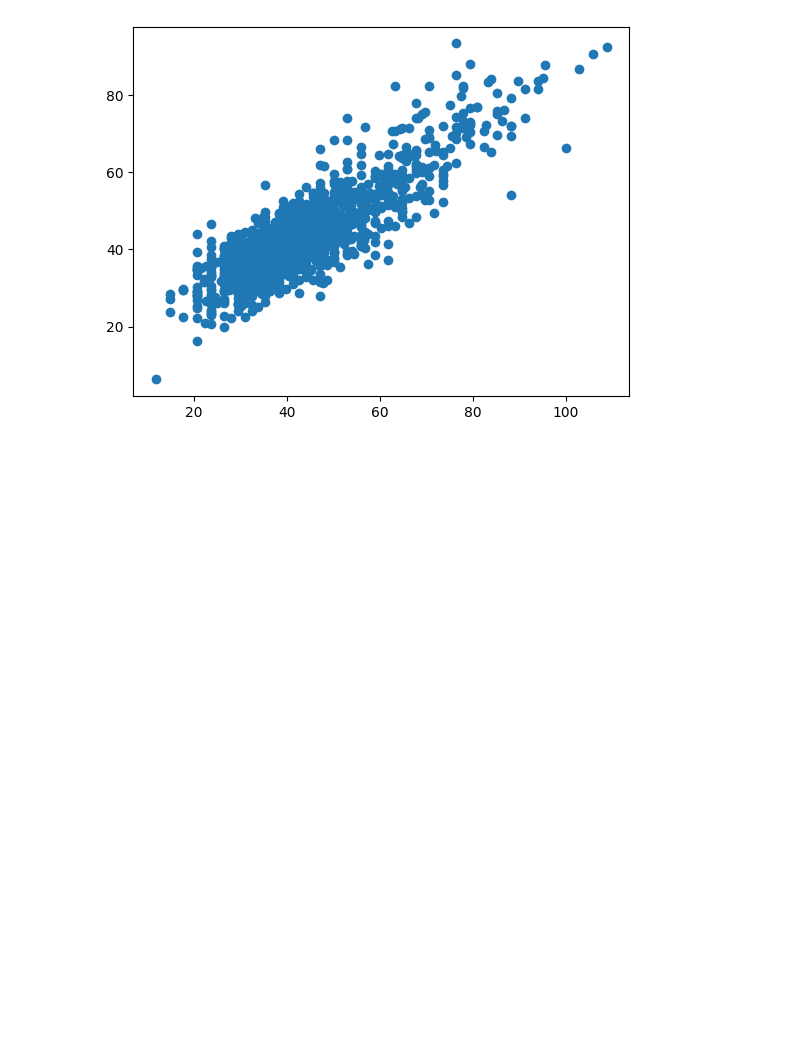
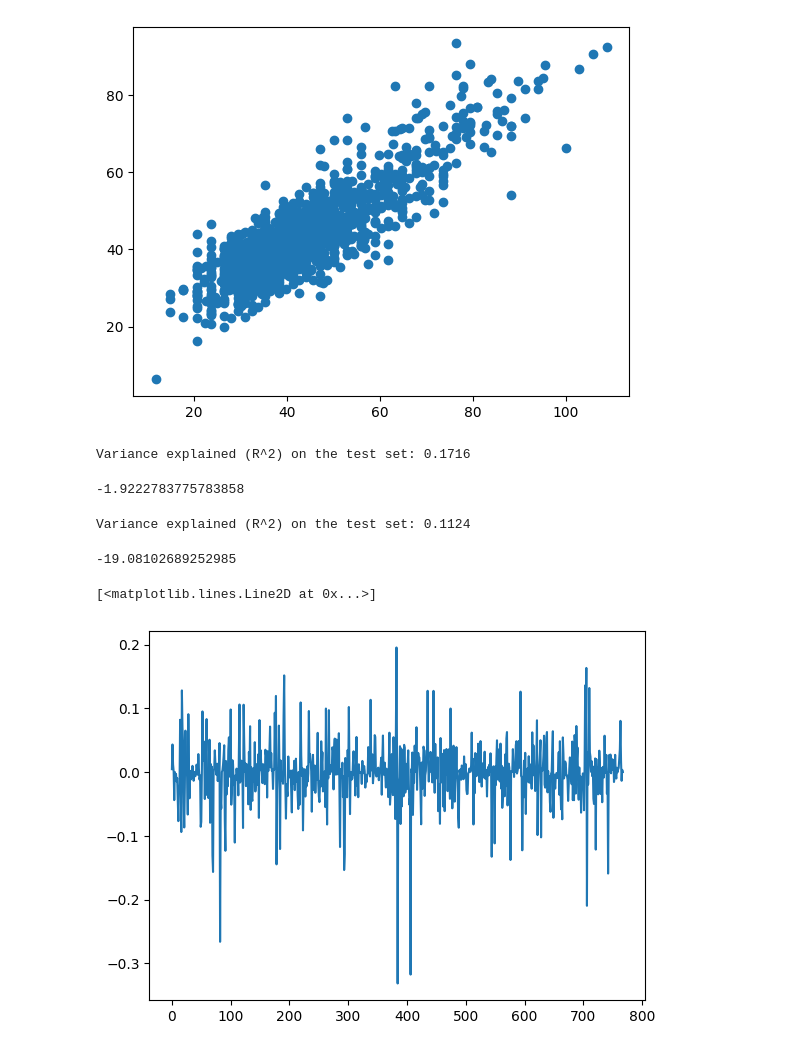
Before and after one commit to mariakesa/MousePipeline, a Jupyter notebook: harvard_pipeline/exploratory2.ipynb, the cells around one changed output. Drawn from its saved outputs; the diff is of its cells as text; code cells hidden in the pictures; blank space fills up the shorter version.

Commit message:
various types of regression

```diff
--- a/harvard_pipeline/exploratory2.ipynb
+++ b/harvard_pipeline/exploratory2.ipynb
@@ -28,3 +28,78 @@ plt.plot(dat.T[0,:],pred_ridge,'o')
 # %% [output]
 [<matplotlib.lines.Line2D at 0x...>]
 [figure]
+# %%
+import pickle
+import numpy as np
+from sklearn.linear_model import Ridge, Lasso
+from sklearn.model_selection import train_test_split
+from sklearn.metrics import r2_score
+
+# Load data
+dat = pickle.load(open('/home/maria/Documents/HarvardData/processed_sessions_v3/Bo220226/session_responses.p', 'rb'))
+dino = pickle.load(open('/home/maria/Documents/HarvardData/processed_sessions_v3/Bo220226/dinov2_features.p', 'rb'))
+dino_mid = pickle.load(open('/home/maria/Documents/HarvardData/processed_sessions_v3/Bo220226_middle_layers/dinov2_features.p', 'rb'))
+
+# Train-test split (80%-20%)
+X_train, X_test, y_train, y_test = train_test_split(dino, dat.T[0, :], test_size=0.2, random_state=42)
+
+# Initialize Ridge regression
+ridge = Lasso()
+
+# Fit the model on the training set
+ridge.fit(X_train, y_train)
+
+pred_ridge = ridge.predict(X_train)
+
+# Predict on the test set
+y_pred_test = ridge.predict(X_test)
+
+# Calculate variance explained (R^2 score) on the test set
+variance_explained = r2_score(y_test, y_pred_test)
+
+variance_explained_train= r2_score(pred_ridge, y_train)
+print(f"Variance explained (R^2) on the test set: {variance_explained:.4f}")
+variance_explained_train
+# %% [output]
+Variance explained (R^2) on the test set: 0.1716
+-1.9222783775783858
+# %%
+import pickle
+import numpy as np
+from sklearn.linear_model import Ridge, Lasso
+from sklearn.model_selection import train_test_split
+from sklearn.metrics import r2_score
+
+# Load data
+dat = pickle.load(open('/home/maria/Documents/HarvardData/processed_sessions_v3/Bo220226/session_responses.p', 'rb'))
+dino = pickle.load(open('/home/maria/Documents/HarvardData/processed_sessions_v3/Bo220226/dinov2_features.p', 'rb'))
+dino_mid = pickle.load(open('/home/maria/Documents/HarvardData/processed_sessions_v3/Bo220226_middle_layers/dinov2_features.p', 'rb'))
+
+# Train-test split (80%-20%)
+X_train, X_test, y_train, y_test = train_test_split(dino, dat, test_size=0.2, random_state=42)
+
+# Initialize Ridge regression
+ridge = Lasso(alpha=1)
+
+# Fit the model on the training set
+ridge.fit(X_train, y_train)
+
+pred_ridge = ridge.predict(X_train)
+
+# Predict on the test set
+y_pred_test = ridge.predict(X_test)
+
+# Calculate variance explained (R^2 score) on the test set
+variance_explained = r2_score(y_test, y_pred_test)
+
+variance_explained_train= r2_score(pred_ridge, y_train)
+print(f"Variance explained (R^2) on the test set: {variance_explained:.4f}")
+variance_explained_train
+# %% [output]
+Variance explained (R^2) on the test set: 0.1124
+-19.08102689252985
+# %%
+plt.plot(np.mean(ridge.coef_.T,axis=1))
+# %% [output]
+[<matplotlib.lines.Line2D at 0x...>]
+[figure, added]
```
Also changed, not shown: parts of 4 cells of this notebook.
